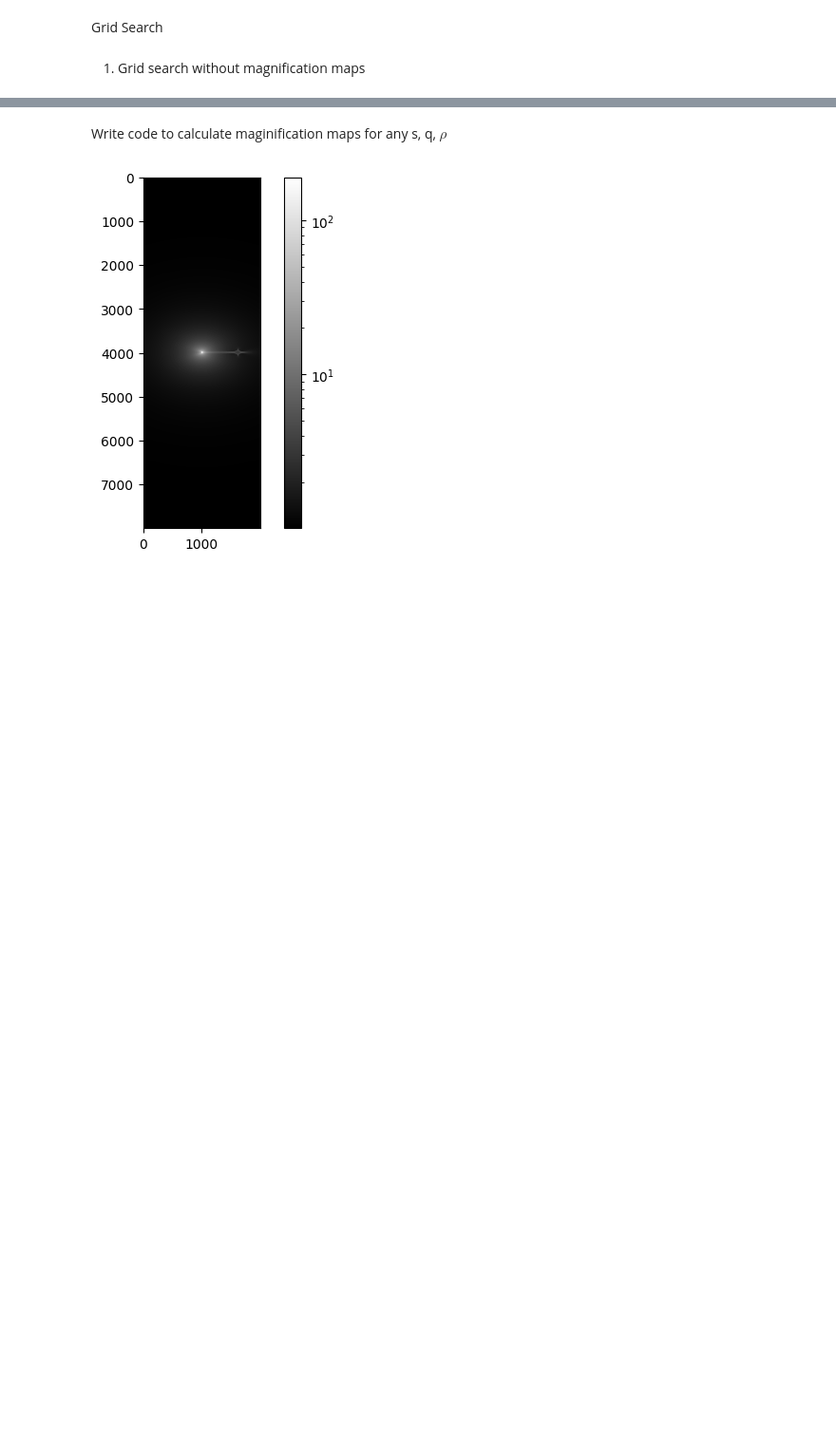
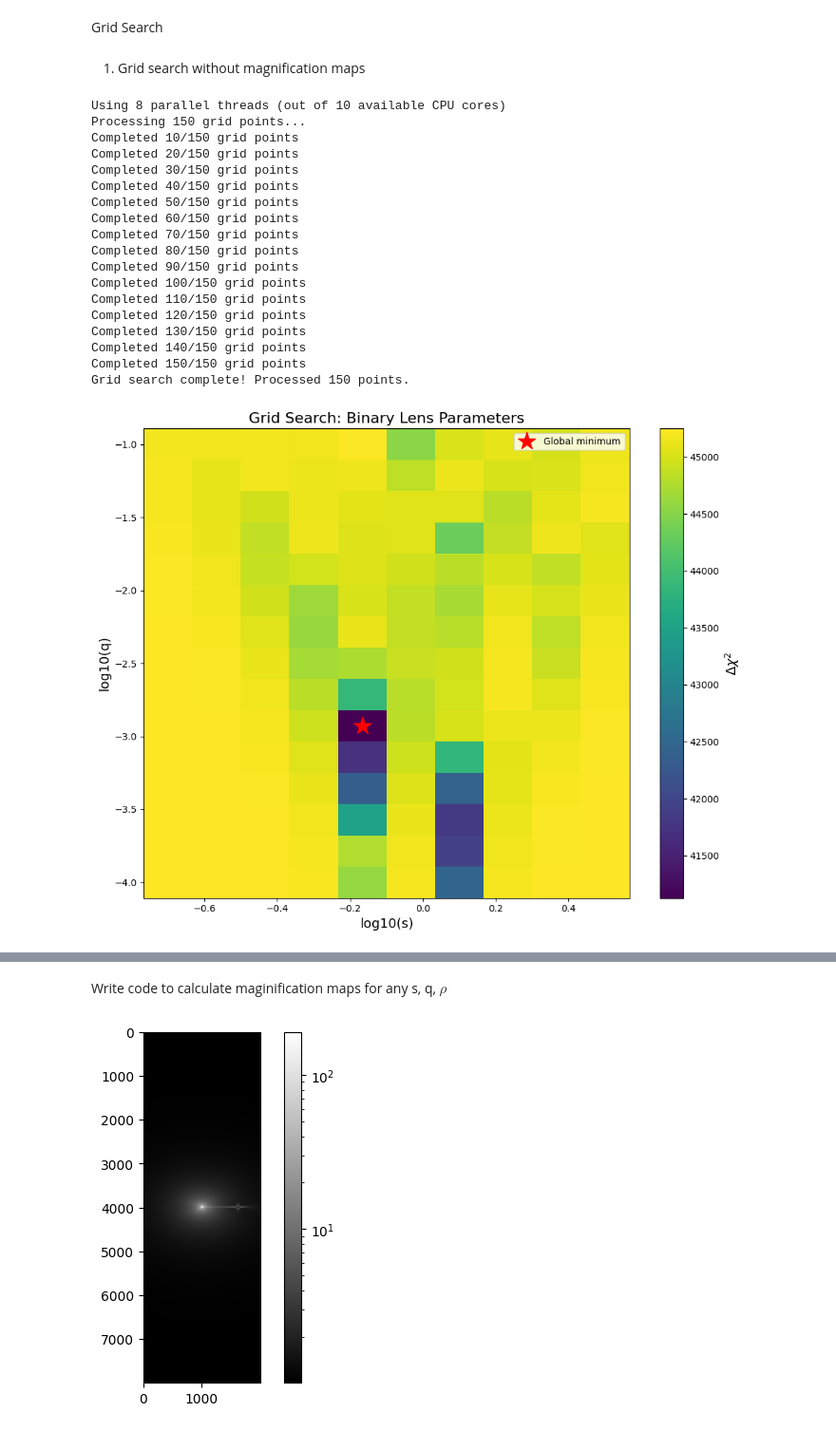
Before and after one commit to ArjunMurlidhar/AAS-Microlens-Workshop, a Jupyter notebook: Fitting_binary_lenses.ipynb, the cells around one changed output, grey strips where cells are left out. Shown at 95% size. Cells and saved outputs as stored; diff of their text form; code cells hidden in the pictures; blank space fills up the shorter version.

```diff
--- a/Fitting_binary_lenses.ipynb
+++ b/Fitting_binary_lenses.ipynb
@@ -953,0 +1294,75 @@ Grid Search
+# %%
+# Example usage: Grid search over binary lens parameters
+
+# Define grid ranges
+logs_vals = np.linspace(-0.7, 0.5, 10)
+logq_vals = np.linspace(-4, -1, 15)
+alpha_vals = np.linspace(0, 360, 10)
+
+# Initial values for optimization (from best fit single lens model)
+t0_init = 6141.7
+u0_init = 0.689
+tE_init = 54.276
+logrho_init = np.log10(0.00085)
+
+# Run grid search with parallelization
+# Set n_workers to limit CPU usage (e.g., n_workers=4 to use 4 cores)
+# Leave as None to use all available cores
+results = grid_search_binary(
+    df, logs_vals, logq_vals, alpha_vals,
+    t0_init, u0_init, tE_init, logrho_init,
+    bounds={'u0': (-4, 4), 'logrho': (-4, -0.5)},
+    n_workers=8,  # Use 4 cores (change to None to use all available cores)
+    verbose=True
+)
+
+# Access the best results
+print("\n" + "="*60)
+print("GRID SEARCH RESULTS")
+print("="*60)
+print(f"\nGlobal minimum delta_chi2: {np.min(results['delta_chi2_grid']):.2f}")
+
+# Top 5 best solutions
+print("\nTop 5 Best Solutions (sorted by delta_chi2):")
+print("-" * 60)
+for i, res in enumerate(results['sorted_results'][:5]):
+    print(f"\nRank {i+1}:")
+    print(f"  logs = {res['logs']:.3f}  (s = {res['s']:.3f})")
+    print(f"  logq = {res['logq']:.3f}  (q = {res['q']:.6f})")
+    print(f"  alpha = {res['best_alpha']:.1f} deg")
+    print(f"  delta_chi2 = {res['delta_chi2']:.2f}")
+    print(f"  All params: {res['all_params']}")
+
+# Access the global best solution
+best = results['sorted_results'][0]
+print("\n" + "="*60)
+print("BEST FIT PARAMETERS")
+print("="*60)
+print(f"s = {best['s']:.4f}")
+print(f"q = {best['q']:.6f}")
+print(f"alpha = {best['best_alpha']:.2f} degrees")
+print(f"t0 = {best['all_params']['t0']:.6f}")
+print(f"tE = {best['all_params']['tE']:.6f}")
+print(f"u0 = {best['all_params']['u0']:.6f}")
+print(f"rho = {10**best['all_params']['logrho']:.6f}")
+print(f"Delta chi2 = {best['delta_chi2']:.2f}")
+# %% [output]
+Using 8 parallel threads (out of 10 available CPU cores)
+Processing 150 grid points...
+Completed 10/150 grid points
+Completed 20/150 grid points
+Completed 30/150 grid points
+Completed 40/150 grid points
+Completed 50/150 grid points
+Completed 60/150 grid points
+Completed 70/150 grid points
+Completed 80/150 grid points
+Completed 90/150 grid points
+Completed 100/150 grid points
+Completed 110/150 grid points
+Completed 120/150 grid points
+Completed 130/150 grid points
+Completed 140/150 grid points
+Completed 150/150 grid points
+Grid search complete! Processed 150 points.
+[figure, added]
```
Also changed, not shown: parts of 8 cells of this notebook.
